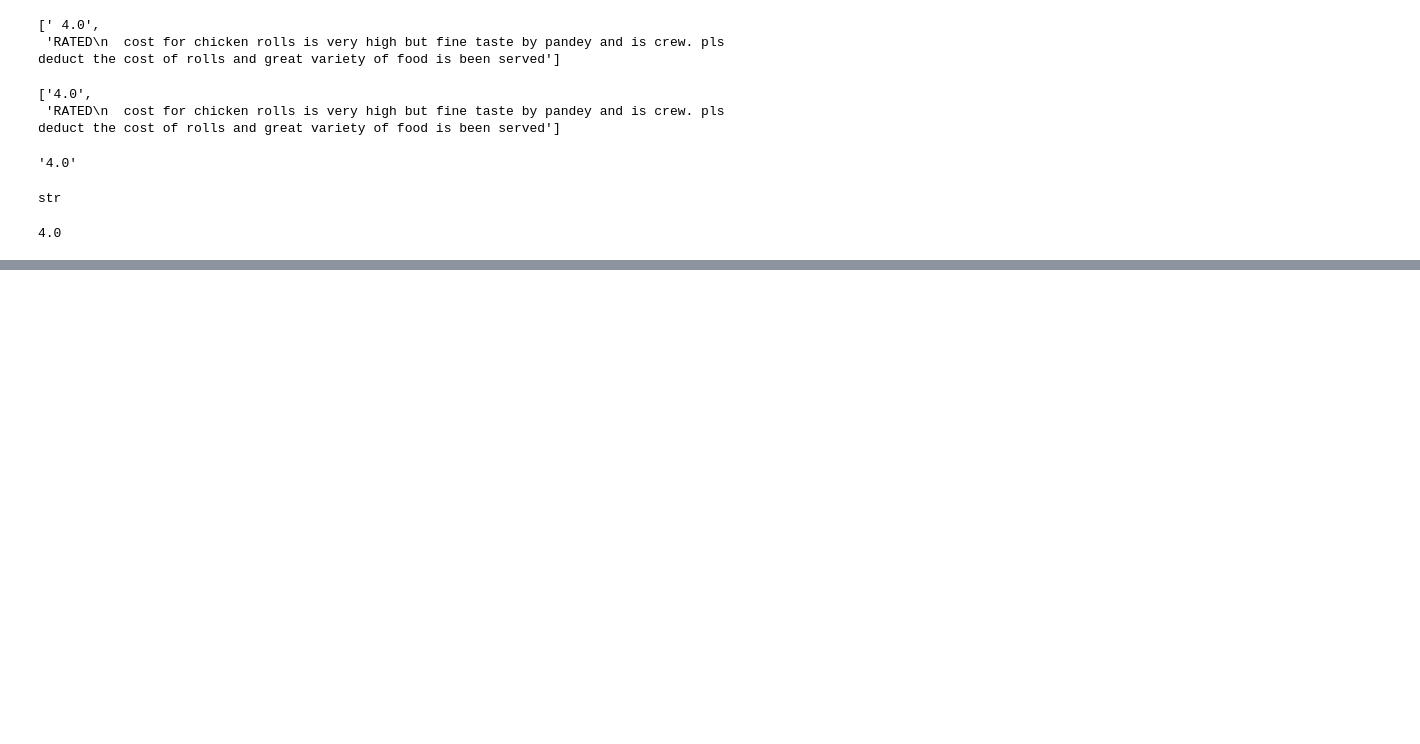
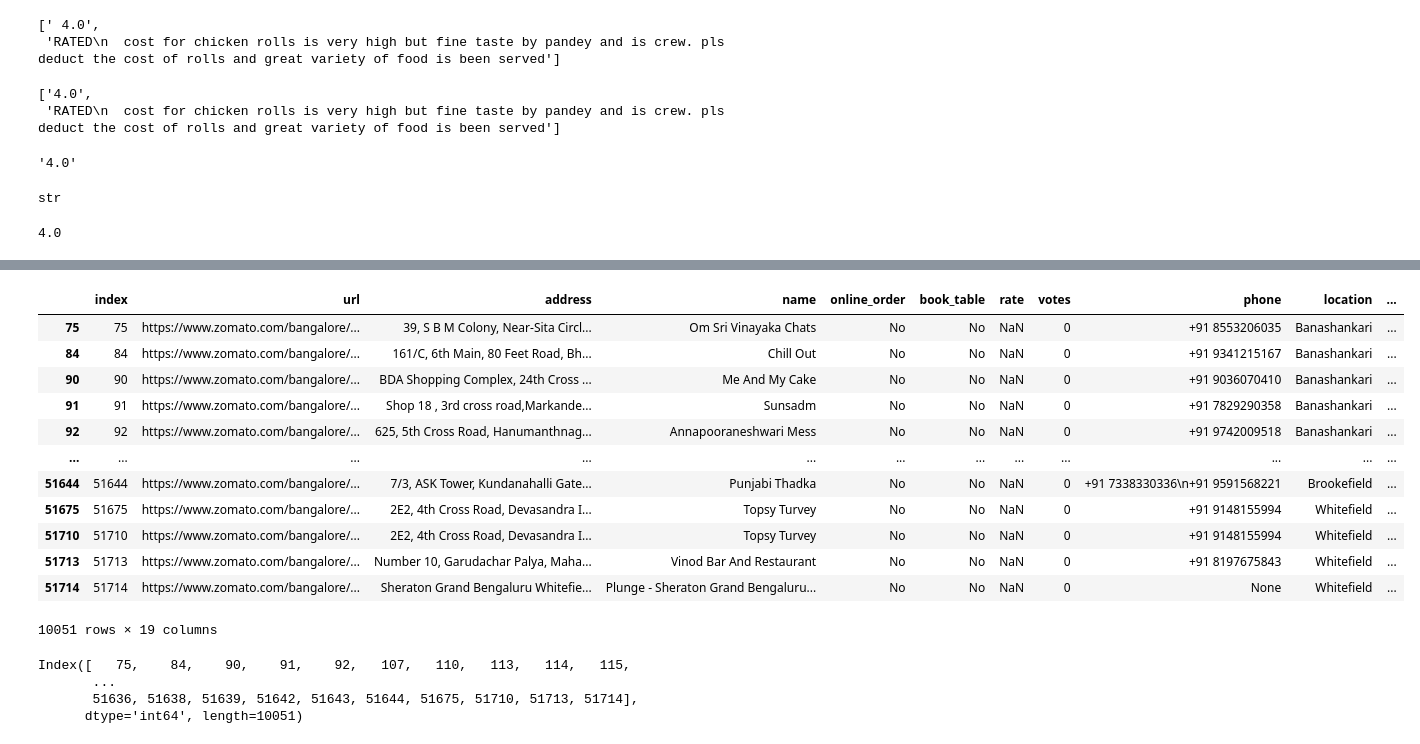
Before and after one commit to shbnm93/Data-Science-Projects, a Jupyter notebook: Zomato/ML_Zomato_rest_success_prediction_Shan_Singh.ipynb, the cells around one changed output, grey strips where cells are left out. Cells and saved outputs as stored; diff of their text form; code cells hidden in the pictures; blank space fills up the shorter version.

```diff
--- a/Zomato/ML_Zomato_rest_success_prediction_Shan_Singh.ipynb
+++ b/Zomato/ML_Zomato_rest_success_prediction_Shan_Singh.ipynb
@@ -478,10 +478,11 @@ float([i.replace('Rated', '').strip() for i in first_input][0])
 def get_Rate(x):
     list_of_reviews = ast.literal_eval(x)
 
-    if list_of_reviews is None or len(list_of_reviews) <= 1:
+    if list_of_reviews is None or len(list_of_reviews)<=1:
         return None
     else:
         first_input = list_of_reviews[0]
-        float([i.replace('Rated', '').stripe() for i in first_input][0])
+        rate = float([i.replace('Rated' , '').strip() for i in first_input][0])
+        return rate
 # %%
-df['reviews_list'].apply(get_Rate)
+df['rate_from_reviews_list'] = df['reviews_list'].apply(get_Rate)
@@ -489,0 +512,2 @@ AttributeError: 'str' object has no attribute 'stripe'
+# %%
+df['rate'][72] = df['rate_from_reviews_list'][72]
@@ -489,0 +544,16 @@ AttributeError: 'str' object has no attribute 'stripe'
+# %%
+df[df['rate'].isnull()]
+# %% [output]
+|  | index | url | address | name | online_order | book_table | rate | votes | phone | location | ... |
+| 75 | 75 | https://www.zomato.com/bangalore/... | 39, S B M Colony, Near-Sita Circl... | Om Sri Vinayaka Chats | No | No | NaN | 0 | +91 8553206035 | Banashankari | ... |
+| 84 | 84 | https://www.zomato.com/bangalore/... | 161/C, 6th Main, 80 Feet Road, Bh... | Chill Out | No | No | NaN | 0 | +91 9341215167 | Banashankari | ... |
+| 90 | 90 | https://www.zomato.com/bangalore/... | BDA Shopping Complex, 24th Cross ... | Me And My Cake | No | No | NaN | 0 | +91 9036070410 | Banashankari | ... |
+| 91 | 91 | https://www.zomato.com/bangalore/... | Shop 18 , 3rd cross road,Markande... | Sunsadm | No | No | NaN | 0 | +91 7829290358 | Banashankari | ... |
+| 92 | 92 | https://www.zomato.com/bangalore/... | 625, 5th Cross Road, Hanumanthnag... | Annapooraneshwari Mess | No | No | NaN | 0 | +91 9742009518 | Banashankari | ... |
+| ... | ... | ... | ... | ... | ... | ... | ... | ... | ... | ... | ... |
+| 51644 | 51644 | https://www.zomato.com/bangalore/... | 7/3, ASK Tower, Kundanahalli Gate... | Punjabi Thadka | No | No | NaN | 0 | +91 7338330336\n+91 9591568221 | Brookefield | ... |
+| 51675 | 51675 | https://www.zomato.com/bangalore/... | 2E2, 4th Cross Road, Devasandra I... | Topsy Turvey | No | No | NaN | 0 | +91 9148155994 | Whitefield | ... |
+| 51710 | 51710 | https://www.zomato.com/bangalore/... | 2E2, 4th Cross Road, Devasandra I... | Topsy Turvey | No | No | NaN | 0 | +91 9148155994 | Whitefield | ... |
+| 51713 | 51713 | https://www.zomato.com/bangalore/... | Number 10, Garudachar Palya, Maha... | Vinod Bar And Restaurant | No | No | NaN | 0 | +91 8197675843 | Whitefield | ... |
+| 51714 | 51714 | https://www.zomato.com/bangalore/... | Sheraton Grand Bengaluru Whitefie... | Plunge - Sheraton Grand Bengaluru... | No | No | NaN | 0 | None | Whitefield | ... |
+10051 rows × 19 columns
@@ -489,0 +562,7 @@ AttributeError: 'str' object has no attribute 'stripe'
+# %%
+nan_index
+# %% [output]
+Index([   75,    84,    90,    91,    92,   107,   110,   113,   114,   115,
+       ...
+       51636, 51638, 51639, 51642, 51643, 51644, 51675, 51710, 51713, 51714],
+      dtype='int64', length=10051)
```
Also changed, not shown: parts of 12 cells of this notebook, 2 other files.
